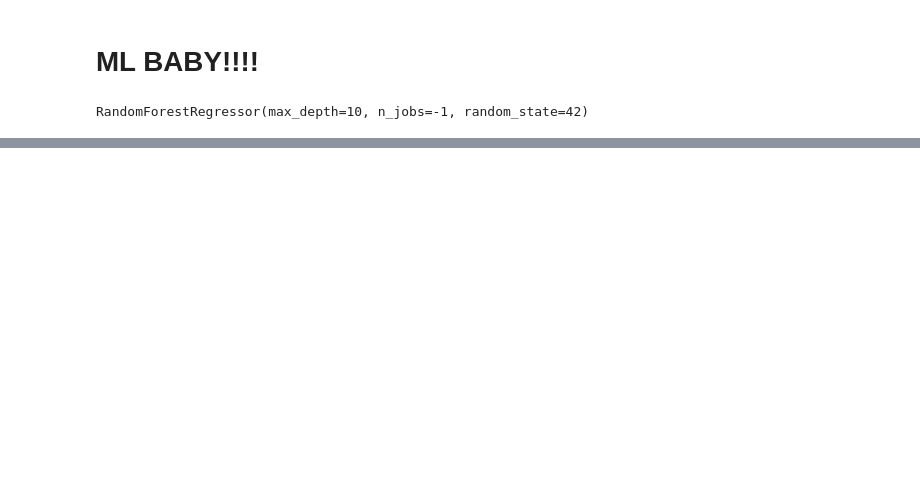
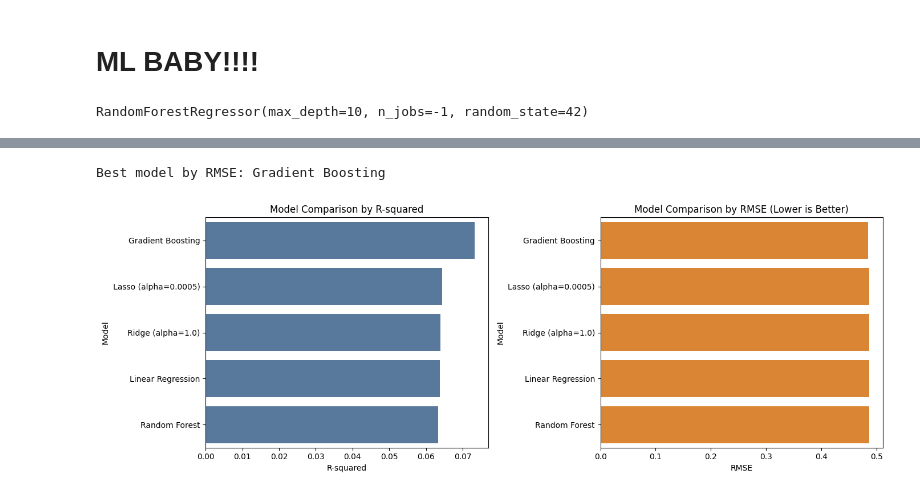
Before and after one commit to dchequer/CSE532-AccidentAnalysis, a Jupyter notebook: notebooks/traffic_analysis.ipynb, the cells around one changed output, grey strips where cells are left out. Saved outputs shown, nothing was run; the diff lists cells and outputs as text; code cells hidden in the pictures; blank space fills up the shorter version.

```diff
--- a/notebooks/traffic_analysis.ipynb
+++ b/notebooks/traffic_analysis.ipynb
@@ -639,0 +732,23 @@ Cluster
+# %%
+best_model_name = model_results_df.iloc[0]['Model']
+print(f"Best model by RMSE: {best_model_name}")
+
+plot_df = model_results_df.copy()
+
+fig, axes = plt.subplots(1, 2, figsize=(14, 5))
+
+sns.barplot(data=plot_df, x='R2', y='Model', ax=axes[0], color='#4c78a8')
+axes[0].set_title('Model Comparison by R-squared')
+axes[0].set_xlabel('R-squared')
+axes[0].set_ylabel('Model')
+
+sns.barplot(data=plot_df, x='RMSE', y='Model', ax=axes[1], color='#f58518')
+axes[1].set_title('Model Comparison by RMSE (Lower is Better)')
+axes[1].set_xlabel('RMSE')
+axes[1].set_ylabel('Model')
+
+plt.tight_layout()
+plt.show()
+# %% [output]
+Best model by RMSE: Gradient Boosting
+[figure, added]
```
Also changed, not shown: parts of 17 cells of this notebook, 7 other files.
